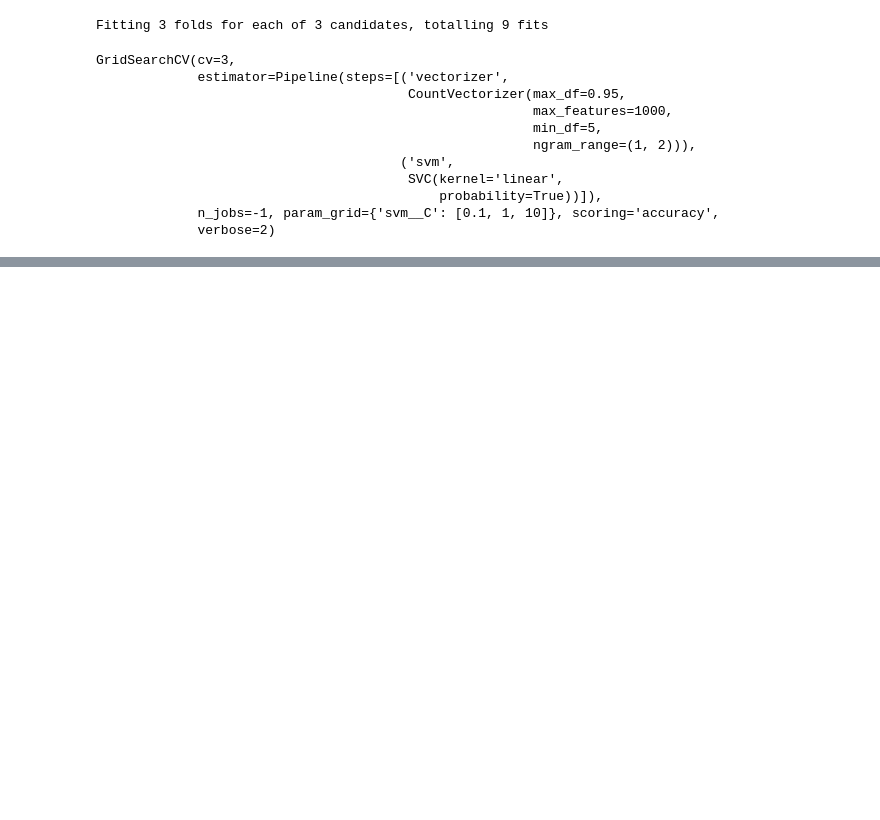
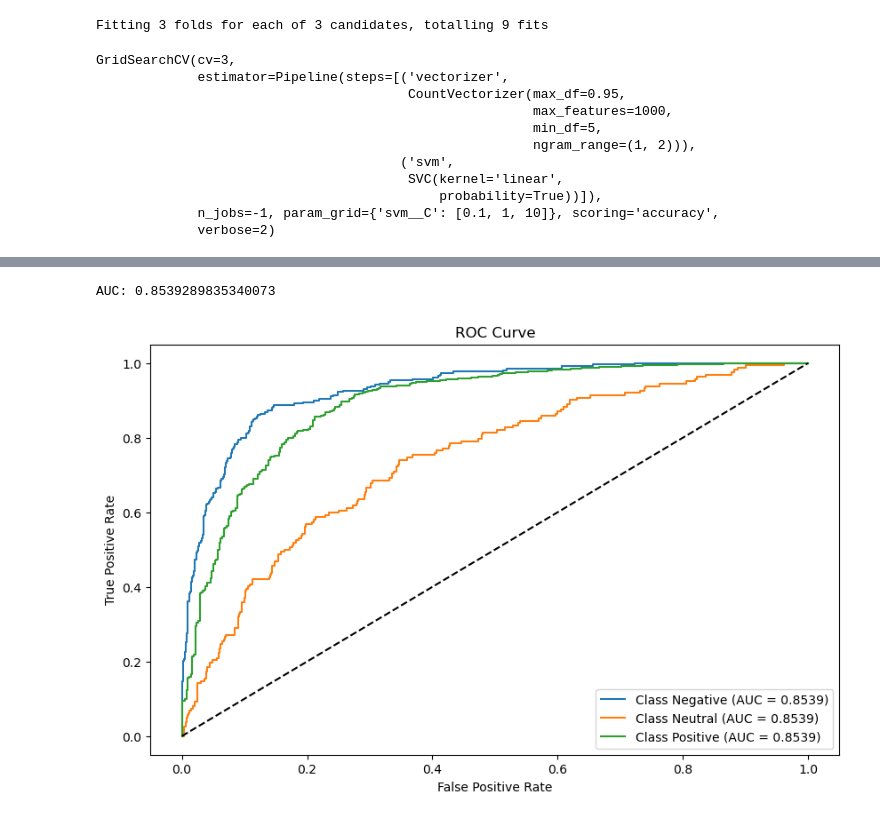
Before and after one commit to LCIT-W25/AISC-T3-Grp1, a Jupyter notebook: Case_study_1_dhiraj.ipynb, the cells around one changed output, grey strips where cells are left out. Cells and saved outputs as stored; diff of their text form; code cells hidden in the pictures; blank space fills up the shorter version.

```diff
--- a/Case_study_1_dhiraj.ipynb
+++ b/Case_study_1_dhiraj.ipynb
@@ -86,6 +91,8 @@ best_model = grid_search.best_estimator_
 
 # Predict on the test set
 y_pred = best_model.predict(X_test)
+# %%
+svm_probs = best_model.predict_proba(X_test)
 # %%
 # Evaluate the model
 accuracy = accuracy_score(y_test, y_pred)
@@ -142,0 +126,31 @@ Mean Cross-Validation Accuracy: 0.729352346999406
+# %%
+# Calculate AUC using the One-vs-Rest (OvR) approach
+auc = roc_auc_score(pd.get_dummies(y_test).values, svm_probs, multi_class='ovr')
+print("AUC:", auc)
+
+# Initialize dictionaries for False Positive Rate, True Positive Rate, and thresholds
+fpr = {}
+tpr = {}
+thresh = {}
+classes = best_model.classes_
+
+# Plot the ROC Curve for each class
+plt.figure(figsize=(10, 6))
+for i, class_label in enumerate(classes):
+    fpr[class_label], tpr[class_label], thresh[class_label] = roc_curve(
+        (y_test == class_label).astype(int), svm_probs[:, i]
+    )
+    plt.plot(fpr[class_label], tpr[class_label], label=f"Class {class_label} (AUC = {auc:.4f})")
+
+# Plot the diagonal reference line
+plt.plot([0, 1], [0, 1], 'k--')
+
+# Add labels, title, and legend to the plot
+plt.xlabel("False Positive Rate")
+plt.ylabel("True Positive Rate")
+plt.title("ROC Curve")
+plt.legend(loc="lower right")
+plt.show()
+# %% [output]
+AUC: 0.8539289835340073
+[figure, added]
```
Also changed, not shown: parts of 9 cells of this notebook, 1 other file.
